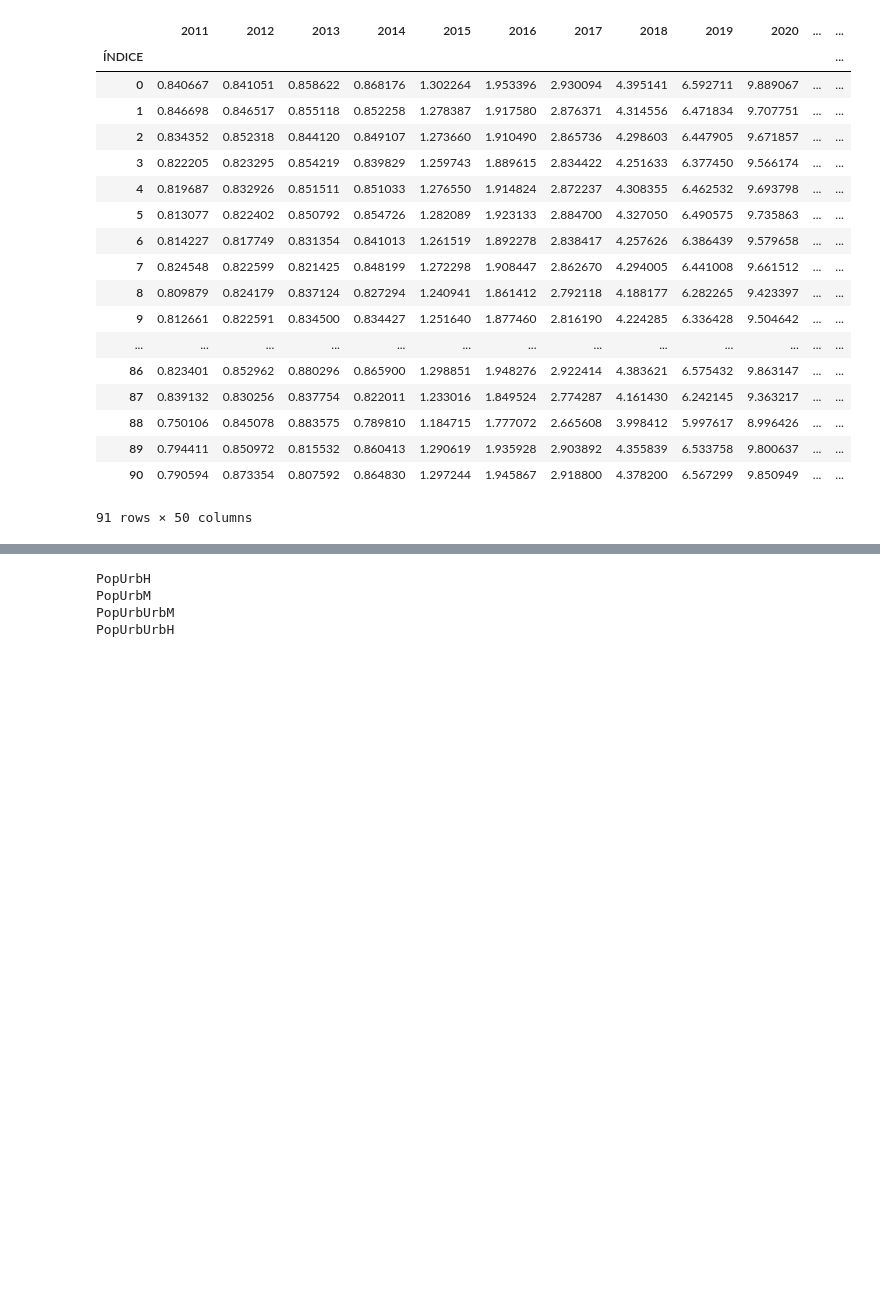
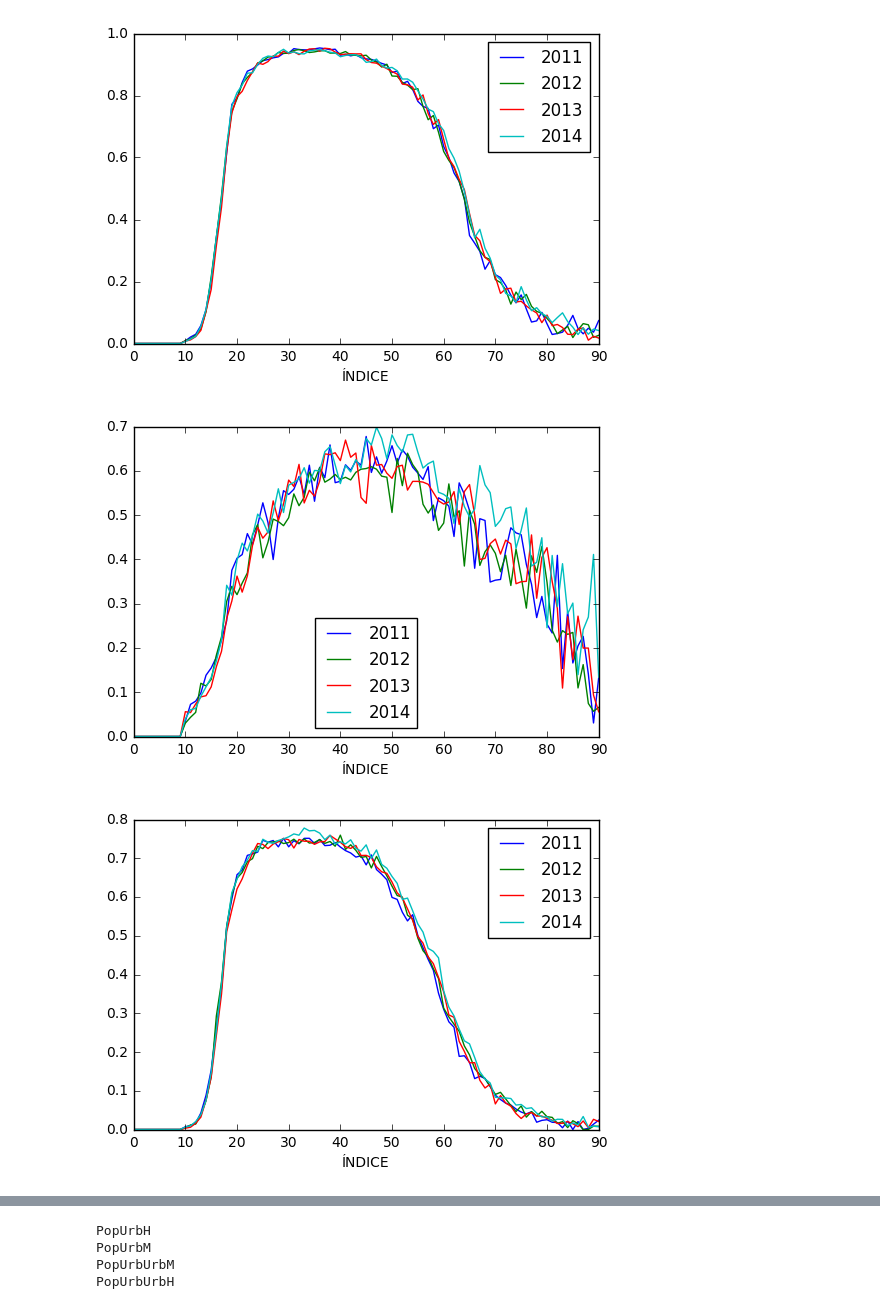
Before and after one commit to cpatrickalves/simprev, a Jupyter notebook: notebooks/calc_taxas.ipynb, the cells around one changed output, grey strips where cells are left out. Saved outputs shown, nothing was run; the diff lists cells and outputs as text; code cells hidden in the pictures; blank space fills up the shorter version.

```diff
--- a/notebooks/calc_taxas.ipynb
+++ b/notebooks/calc_taxas.ipynb
@@ -2,51 +2,48 @@
 import pandas as pd
 %matplotlib inline
 import sys
 sys.path.append('../')
 
 from util.carrega_dados import get_tabelas
 
 # Arquivo com os dados da Fazenda
 arquivo = '../../datasets/FAZENDA/dados_fazenda.xlsx'
-tags_populacao_pnad = ['PopPnadH','PopPnadM', 'PopUrbPnadH','PopUrbPnadM']
+tags_populacao_pnad = ['PopPnadH','PopPnadM', 'PopUrbPnadH','PopUrbPnadM',
+                       'PopRurPnadH','PopRurPnadM',
+                       'PeaUrbPnadH','PeaUrbPnadM', 'PeaRurPnadH','PeaRurPnadM']
 ano=2013
 
 # Abri o arquivo
 dados = pd.ExcelFile(arquivo)
 pop_pnad = get_tabelas(tags_populacao_pnad, dados)
 
 txurb = {}
 tx_crescimento_urb = 0.5
 
 for sexo in ['H','M']:
     chave = 'txUrb'+sexo
     txurb[chave] = pop_pnad['PopUrbPnad'+sexo]/pop_pnad['PopPnad'+sexo]
 
 # Crescimento a partir de 2015
 for taxa in txurb:
     for ano in range(2015,2061):
         txurb[taxa][ano] = txurb[taxa][ano-1] * (1 + tx_crescimento_urb )
 
 
+txpart = {}
+tx_crescimento_part = 0 # REVISAR
+limite_crescimento = 0 # REVISAR
 
-txurb['txUrbH']
+for clientela in ['Urb', 'Rur']:
+    for sexo in ['H','M']:
+        chave = 'txPart'+clientela+sexo
+        pea = pop_pnad['Pea'+clientela+'Pnad'+sexo]
+        pia = pop_pnad['Pop'+clientela+'Pnad'+sexo]
+        txpart[chave] = pea/pia
+
+for tx in txpart:
+    txpart[tx].plot()
 # %% [output]
-|  | 2011 | 2012 | 2013 | 2014 | 2015 | 2016 | 2017 | 2018 | 2019 | 2020 | ... | ... |
-| ÍNDICE |  |  |  |  |  |  |  |  |  |  |  | ... |
-| 0 | 0.840667 | 0.841051 | 0.858622 | 0.868176 | 1.302264 | 1.953396 | 2.930094 | 4.395141 | 6.592711 | 9.889067 | ... | ... |
-| 1 | 0.846698 | 0.846517 | 0.855118 | 0.852258 | 1.278387 | 1.917580 | 2.876371 | 4.314556 | 6.471834 | 9.707751 | ... | ... |
-| 2 | 0.834352 | 0.852318 | 0.844120 | 0.849107 | 1.273660 | 1.910490 | 2.865736 | 4.298603 | 6.447905 | 9.671857 | ... | ... |
-| 3 | 0.822205 | 0.823295 | 0.854219 | 0.839829 | 1.259743 | 1.889615 | 2.834422 | 4.251633 | 6.377450 | 9.566174 | ... | ... |
-| 4 | 0.819687 | 0.832926 | 0.851511 | 0.851033 | 1.276550 | 1.914824 | 2.872237 | 4.308355 | 6.462532 | 9.693798 | ... | ... |
-| 5 | 0.813077 | 0.822402 | 0.850792 | 0.854726 | 1.282089 | 1.923133 | 2.884700 | 4.327050 | 6.490575 | 9.735863 | ... | ... |
-| 6 | 0.814227 | 0.817749 | 0.831354 | 0.841013 | 1.261519 | 1.892278 | 2.838417 | 4.257626 | 6.386439 | 9.579658 | ... | ... |
-| 7 | 0.824548 | 0.822599 | 0.821425 | 0.848199 | 1.272298 | 1.908447 | 2.862670 | 4.294005 | 6.441008 | 9.661512 | ... | ... |
-| 8 | 0.809879 | 0.824179 | 0.837124 | 0.827294 | 1.240941 | 1.861412 | 2.792118 | 4.188177 | 6.282265 | 9.423397 | ... | ... |
-| 9 | 0.812661 | 0.822591 | 0.834500 | 0.834427 | 1.251640 | 1.877460 | 2.816190 | 4.224285 | 6.336428 | 9.504642 | ... | ... |
-| ... | ... | ... | ... | ... | ... | ... | ... | ... | ... | ... | ... | ... |
-| 86 | 0.823401 | 0.852962 | 0.880296 | 0.865900 | 1.298851 | 1.948276 | 2.922414 | 4.383621 | 6.575432 | 9.863147 | ... | ... |
-| 87 | 0.839132 | 0.830256 | 0.837754 | 0.822011 | 1.233016 | 1.849524 | 2.774287 | 4.161430 | 6.242145 | 9.363217 | ... | ... |
-| 88 | 0.750106 | 0.845078 | 0.883575 | 0.789810 | 1.184715 | 1.777072 | 2.665608 | 3.998412 | 5.997617 | 8.996426 | ... | ... |
-| 89 | 0.794411 | 0.850972 | 0.815532 | 0.860413 | 1.290619 | 1.935928 | 2.903892 | 4.355839 | 6.533758 | 9.800637 | ... | ... |
-| 90 | 0.790594 | 0.873354 | 0.807592 | 0.864830 | 1.297244 | 1.945867 | 2.918800 | 4.378200 | 6.567299 | 9.850949 | ... | ... |
-91 rows × 50 columns
+[figure, added]
+[figure, added]
+[figure, added]
```
Also changed, not shown: parts of 1 cell of this notebook, 3 other files.
